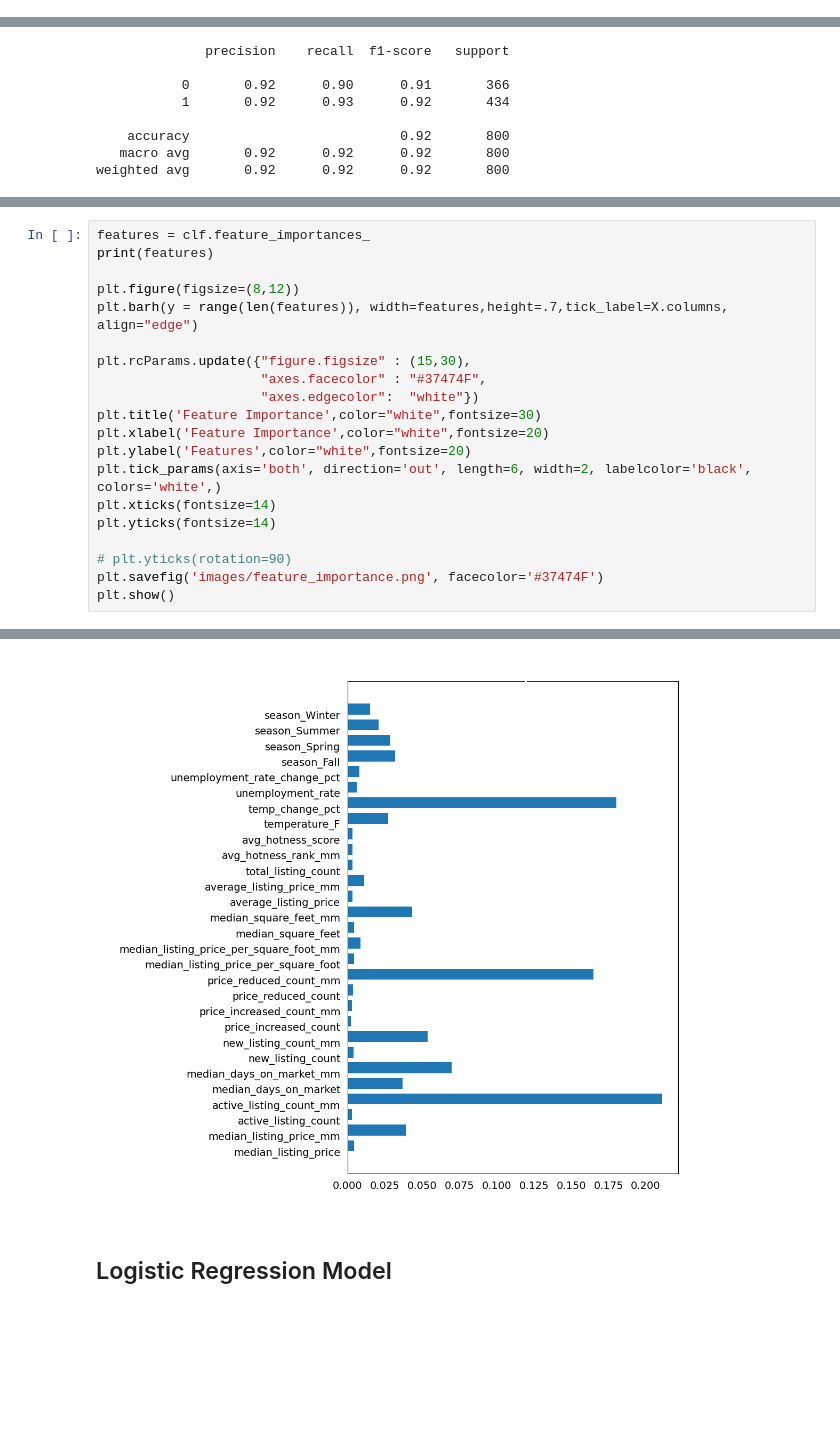
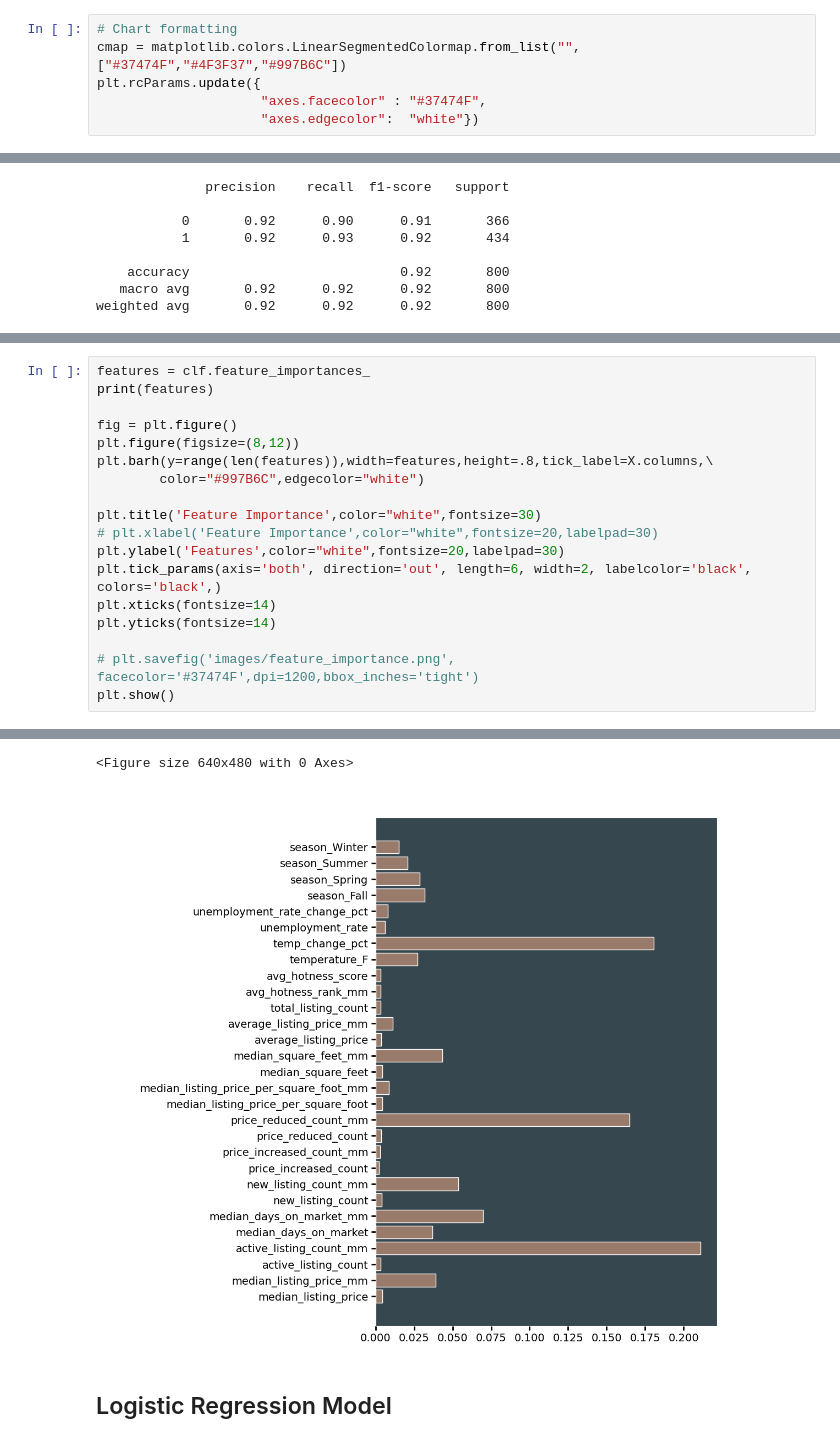
Before and after one commit to pbhan710/project04-group10, a Jupyter notebook: ml.ipynb, the cells around one changed output, grey strips where cells are left out. Cells and saved outputs as stored; diff of their text form; blank space fills up the shorter version.

```diff
--- a/ml.ipynb
+++ b/ml.ipynb
@@ -147,4 +148,10 @@ confusion_matrix(y, clf.predict(X))
 # %% [output]
 array([[1063,  415],
        [ 142, 1580]], dtype=int64)
+# %%
+# Chart formatting
+cmap = matplotlib.colors.LinearSegmentedColormap.from_list("", ["#37474F","#4F3F37","#997B6C"])
+plt.rcParams.update({
+                     "axes.facecolor" : "#37474F",
+                     "axes.edgecolor":  "white"})
 # %%
@@ -201,30 +192,29 @@ pandas.core.frame.DataFrame
 # %%
 features = clf.feature_importances_
 print(features)
 
+fig = plt.figure()
 plt.figure(figsize=(8,12))
-plt.barh(y = range(len(features)), width=features,height=.7,tick_label=X.columns, align="edge")
+plt.barh(y=range(len(features)),width=features,height=.8,tick_label=X.columns,\
+        color="#997B6C",edgecolor="white")
 
-plt.rcParams.update({"figure.figsize" : (15,30),
-                     "axes.facecolor" : "#37474F",
-                     "axes.edgecolor":  "white"})
 plt.title('Feature Importance',color="white",fontsize=30)
-plt.xlabel('Feature Importance',color="white",fontsize=20)
-plt.ylabel('Features',color="white",fontsize=20)
-plt.tick_params(axis='both', direction='out', length=6, width=2, labelcolor='black', colors='white',)
+# plt.xlabel('Feature Importance',color="white",fontsize=20,labelpad=30)
+plt.ylabel('Features',color="white",fontsize=20,labelpad=30)
+plt.tick_params(axis='both', direction='out', length=6, width=2, labelcolor='black', colors='black',)
 plt.xticks(fontsize=14)
 plt.yticks(fontsize=14)
 
-# plt.yticks(rotation=90)
-plt.savefig('images/feature_importance.png', facecolor='#37474F')
+# plt.savefig('images/feature_importance.png', facecolor='#37474F',dpi=1200,bbox_inches='tight')
 plt.show()
 # %% [output]
 [0.00429921 0.03922752 0.00317203 0.21109857 0.03686654 0.06973562
  0.00409402 0.05368559 0.0023064  0.00291995 0.00365224 0.16476655
  0.00437746 0.00880572 0.00428139 0.0433527  0.0035209  0.01127161
  0.00322528 0.0033089  0.00330197 0.02718424 0.18045975 0.00632727
  0.00810751 0.03190294 0.02864521 0.02097226 0.01513065]
+<Figure size 640x480 with 0 Axes>
-[figure, old version]
+[figure, new version]
 # %% [markdown]
 ## Logistic Regression Model
 # %%
```
Also changed, not shown: parts of 9 cells of this notebook.
